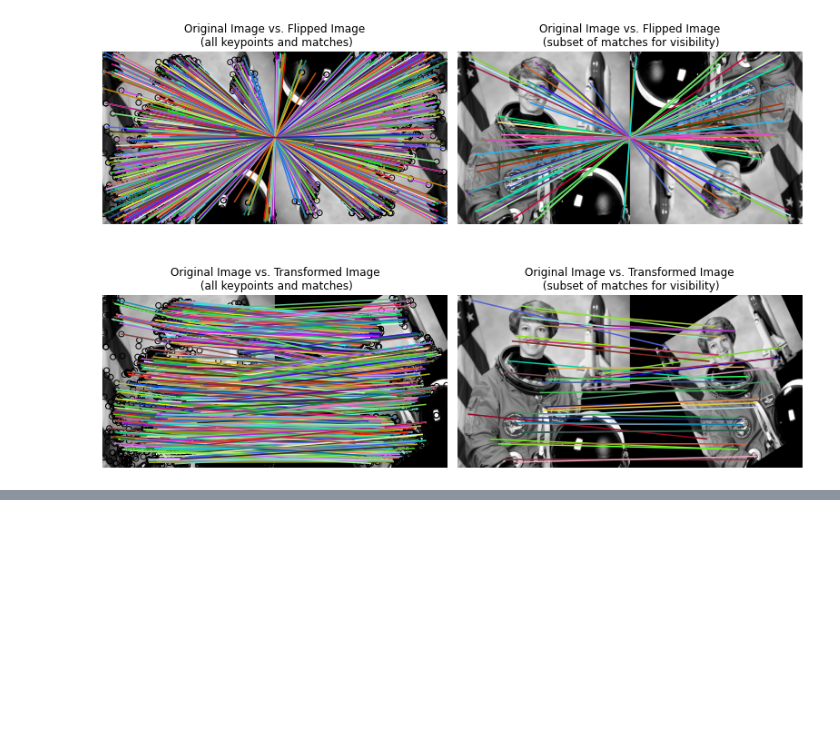
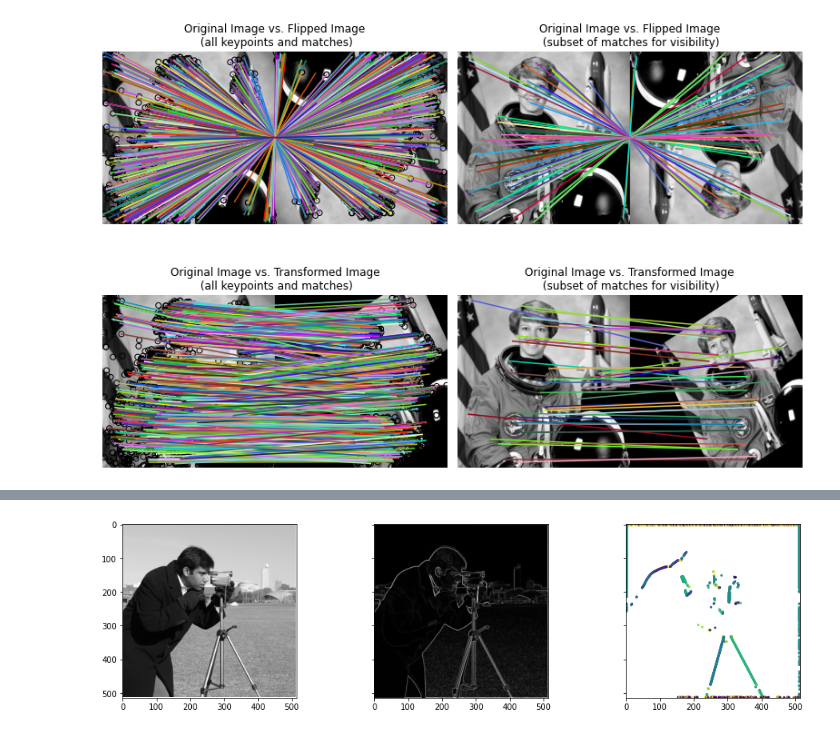
Before and after one commit to geometric-intelligence/ece278a, a Jupyter notebook: lectures/03_feature_detection_matching.ipynb, the cells around one changed output, grey strips where cells are left out. Saved outputs shown, nothing was run; the diff lists cells and outputs as text; code cells hidden in the pictures; blank space fills up the shorter version.

```diff
--- a/lectures/03_feature_detection_matching.ipynb
+++ b/lectures/03_feature_detection_matching.ipynb
@@ -720,0 +1002,13 @@ plt.tight_layout(); plt.show()
+# %%
+fig, axes = plt.subplots(ncols=3, sharex=True, sharey=True, figsize=(16, 4))
+axes[0].imshow(image , cmap=plt.cm.gray)
+axes[1].imshow(magnitude, cmap=plt.cm.gray);
+axes[2].scatter(
+    detected_edges_points[1],
+    detected_edges_points[0],
+    cmap="viridis",
+    c=direction_points,
+    s=4)
+axes[2].set_aspect('equal', 'box')
+# %% [output]
+[figure, added]
```
Also changed, not shown: parts of 56 cells of this notebook, 26 other files.
